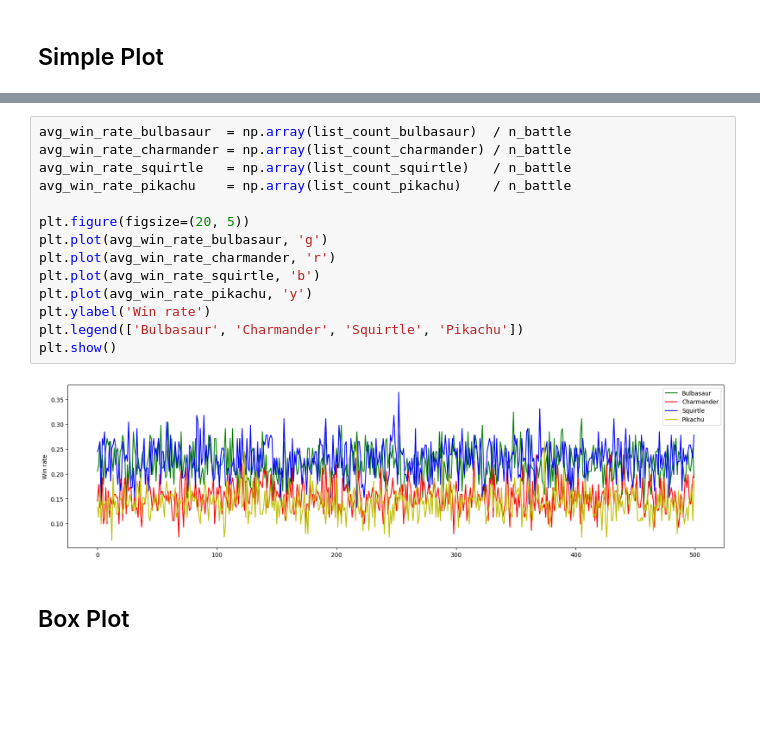
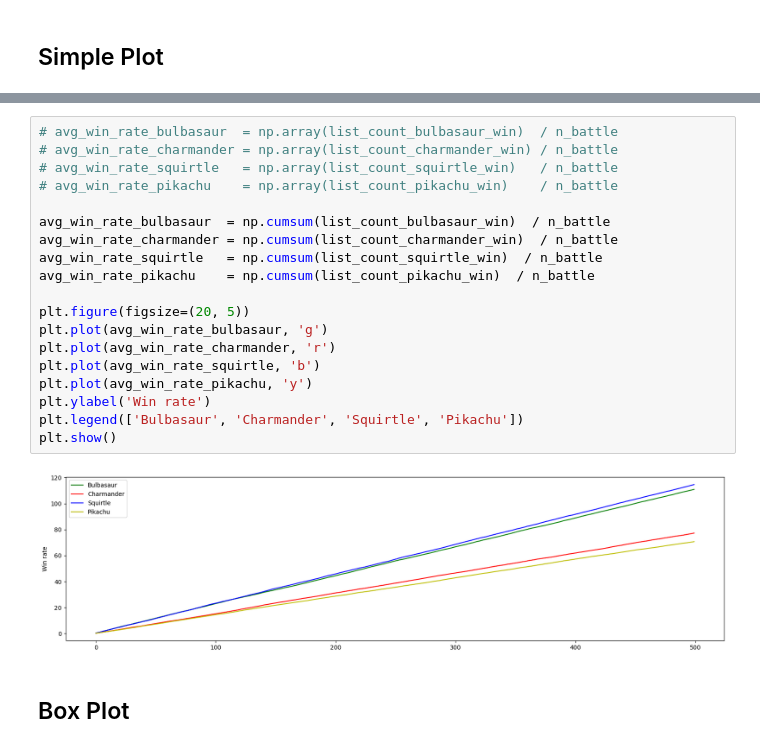
Before and after one commit to laurabragagnolo/pykemon, a Jupyter notebook: assignment_3/automatic/analyse.ipynb, the cells around one changed output, grey strips where cells are left out. Drawn from its saved outputs; the diff is of its cells as text; blank space fills up the shorter version.

Commit message:
second graph

```diff
--- a/assignment_3/automatic/analyse.ipynb
+++ b/assignment_3/automatic/analyse.ipynb
@@ -86,18 +125,23 @@ for i in range(0, n_games):
 # %%
-avg_win_rate_bulbasaur  = np.array(list_count_bulbasaur)  / n_battle
-avg_win_rate_charmander = np.array(list_count_charmander) / n_battle
-avg_win_rate_squirtle   = np.array(list_count_squirtle)   / n_battle
-avg_win_rate_pikachu    = np.array(list_count_pikachu)    / n_battle
+# avg_win_rate_bulbasaur  = np.array(list_count_bulbasaur_win)  / n_battle
+# avg_win_rate_charmander = np.array(list_count_charmander_win) / n_battle
+# avg_win_rate_squirtle   = np.array(list_count_squirtle_win)   / n_battle
+# avg_win_rate_pikachu    = np.array(list_count_pikachu_win)    / n_battle
+
+avg_win_rate_bulbasaur  = np.cumsum(list_count_bulbasaur_win)  / n_battle
+avg_win_rate_charmander = np.cumsum(list_count_charmander_win)  / n_battle
+avg_win_rate_squirtle   = np.cumsum(list_count_squirtle_win)  / n_battle
+avg_win_rate_pikachu    = np.cumsum(list_count_pikachu_win)  / n_battle
 
 plt.figure(figsize=(20, 5))
 plt.plot(avg_win_rate_bulbasaur, 'g')
 plt.plot(avg_win_rate_charmander, 'r')
 plt.plot(avg_win_rate_squirtle, 'b')
 plt.plot(avg_win_rate_pikachu, 'y')
 plt.ylabel('Win rate')
 plt.legend(['Bulbasaur', 'Charmander', 'Squirtle', 'Pikachu'])
 plt.show()
 # %% [output]
-[figure, old version]
+[figure, new version]
 # %% [markdown]
 ## Box Plot
```
Also changed, not shown: parts of 7 cells of this notebook.
